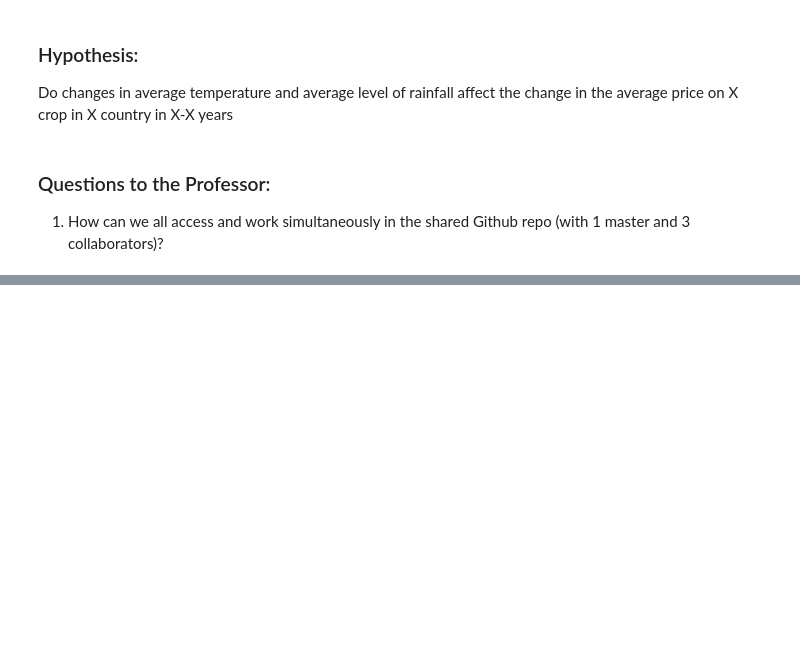
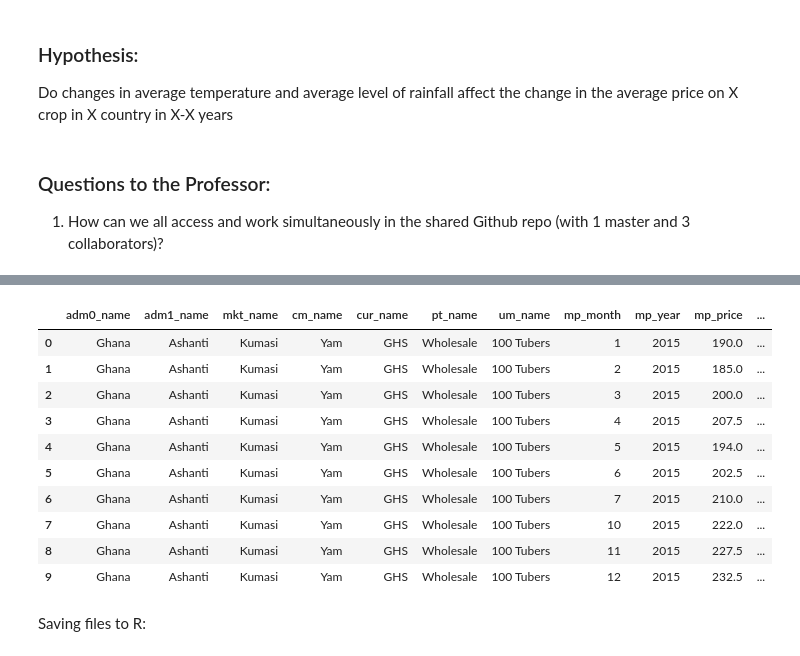
Before and after one commit to vzakhozhyi/599-A-Final-Project, a Jupyter notebook: Test-Haotian Bu Copy.ipynb, the cells around one changed output, grey strips where cells are left out. Cells and saved outputs as stored; diff of their text form; code cells hidden in the pictures; blank space fills up the shorter version.

```diff
--- a/Test-Haotian Bu Copy.ipynb
+++ b/Test-Haotian Bu Copy.ipynb
@@ -24,0 +138,22 @@ Do changes in average temperature and average level of rainfall affect the chang
+# %%
+# This is what you want get rid of:
+byeColumns=['adm0_id', 'adm1_id','mkt_id','cm_id','cur_id','pt_id','um_id']#,'mp_commoditysource']
+
+#this would change the original: GhanaYamPrice.drop(byeColumns,axis=1,inplace=False)
+GhanaYamPrice=GhanaYamPrice.drop(byeColumns,axis=1, inplace=False).reset_index(drop=True)
+# %%
+GhanaYamPrice
+# %% [output]
+|  | adm0_name | adm1_name | mkt_name | cm_name | cur_name | pt_name | um_name | mp_month | mp_year | mp_price | ... |
+| 0 | Ghana | Ashanti | Kumasi | Yam | GHS | Wholesale | 100 Tubers | 1 | 2015 | 190.0 | ... |
+| 1 | Ghana | Ashanti | Kumasi | Yam | GHS | Wholesale | 100 Tubers | 2 | 2015 | 185.0 | ... |
+| 2 | Ghana | Ashanti | Kumasi | Yam | GHS | Wholesale | 100 Tubers | 3 | 2015 | 200.0 | ... |
+| 3 | Ghana | Ashanti | Kumasi | Yam | GHS | Wholesale | 100 Tubers | 4 | 2015 | 207.5 | ... |
+| 4 | Ghana | Ashanti | Kumasi | Yam | GHS | Wholesale | 100 Tubers | 5 | 2015 | 194.0 | ... |
+| 5 | Ghana | Ashanti | Kumasi | Yam | GHS | Wholesale | 100 Tubers | 6 | 2015 | 202.5 | ... |
+| 6 | Ghana | Ashanti | Kumasi | Yam | GHS | Wholesale | 100 Tubers | 7 | 2015 | 210.0 | ... |
+| 7 | Ghana | Ashanti | Kumasi | Yam | GHS | Wholesale | 100 Tubers | 10 | 2015 | 222.0 | ... |
+| 8 | Ghana | Ashanti | Kumasi | Yam | GHS | Wholesale | 100 Tubers | 11 | 2015 | 227.5 | ... |
+| 9 | Ghana | Ashanti | Kumasi | Yam | GHS | Wholesale | 100 Tubers | 12 | 2015 | 232.5 | ... |
+# %% [markdown]
+Saving files to R:
```
Also changed, not shown: parts of 20 cells of this notebook.
